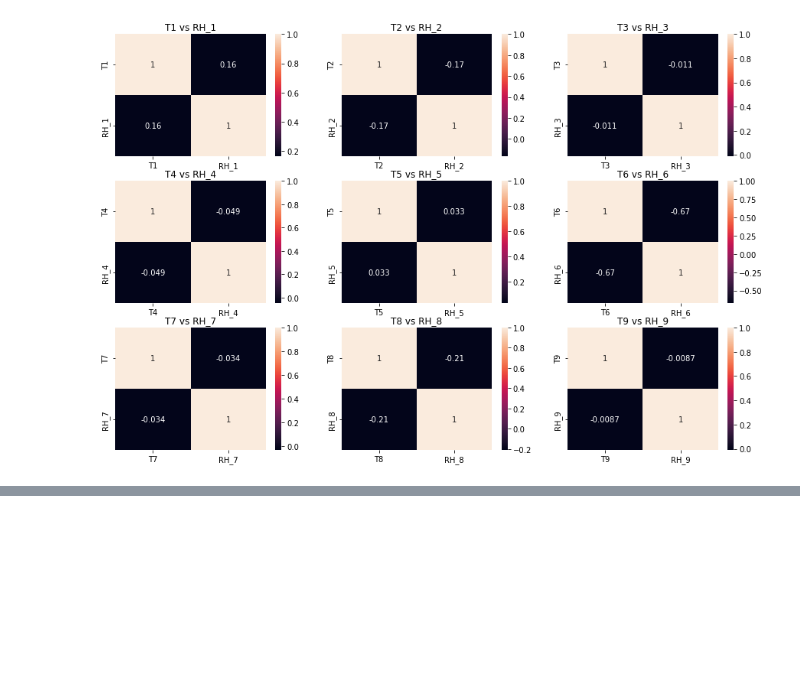
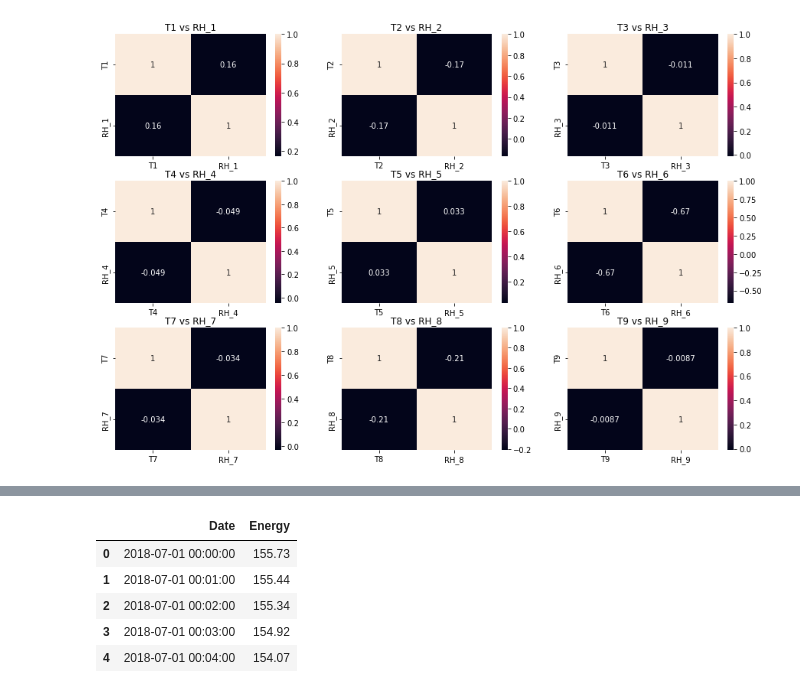
Before and after one commit to cepdnaclk/e17-co326-Smart-Building, a Jupyter notebook: Group_G/Analysis/TempHumidAnalysis.ipynb, the cells around one changed output, grey strips where cells are left out. Saved outputs shown, nothing was run; the diff lists cells and outputs as text; code cells hidden in the pictures; blank space fills up the shorter version.

```diff
--- a/Group_G/Analysis/TempHumidAnalysis.ipynb
+++ b/Group_G/Analysis/TempHumidAnalysis.ipynb
@@ -44,0 +58,13 @@ plt.savefig("temphum2.png")
+# %%
+sums = df_ene_.sum(axis=1)
+dates = df_ene['Date']
+sums = pd.concat([dates, sums], axis=1)
+sums.columns = ['Date', 'Energy']
+sums.head()
+# %% [output]
+|  | Date | Energy |
+| 0 | 2018-07-01 00:00:00 | 155.73 |
+| 1 | 2018-07-01 00:01:00 | 155.44 |
+| 2 | 2018-07-01 00:02:00 | 155.34 |
+| 3 | 2018-07-01 00:03:00 | 154.92 |
+| 4 | 2018-07-01 00:04:00 | 154.07 |
```
Also changed, not shown: parts of 4 cells of this notebook, 2 other files.
